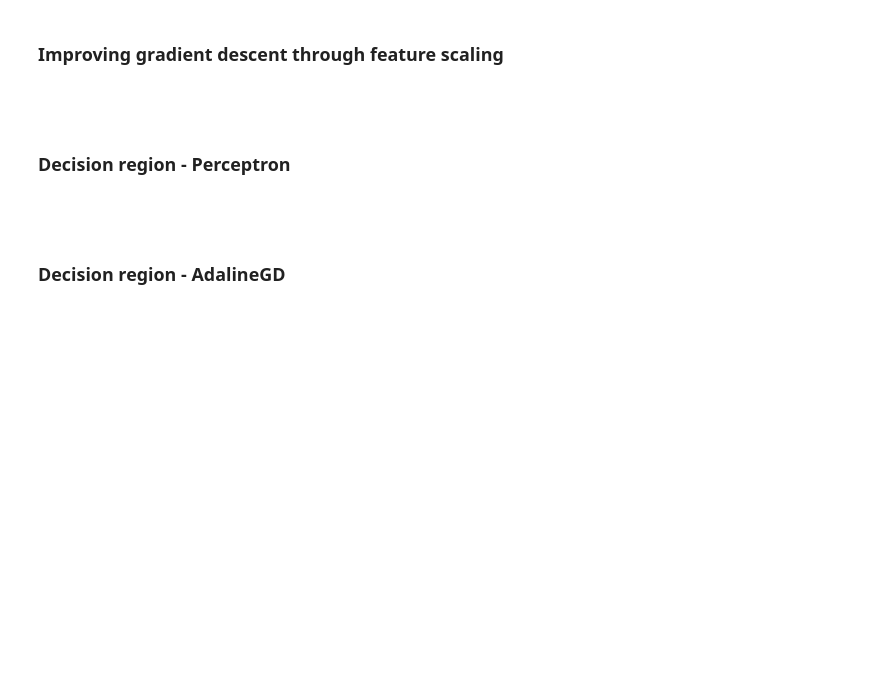
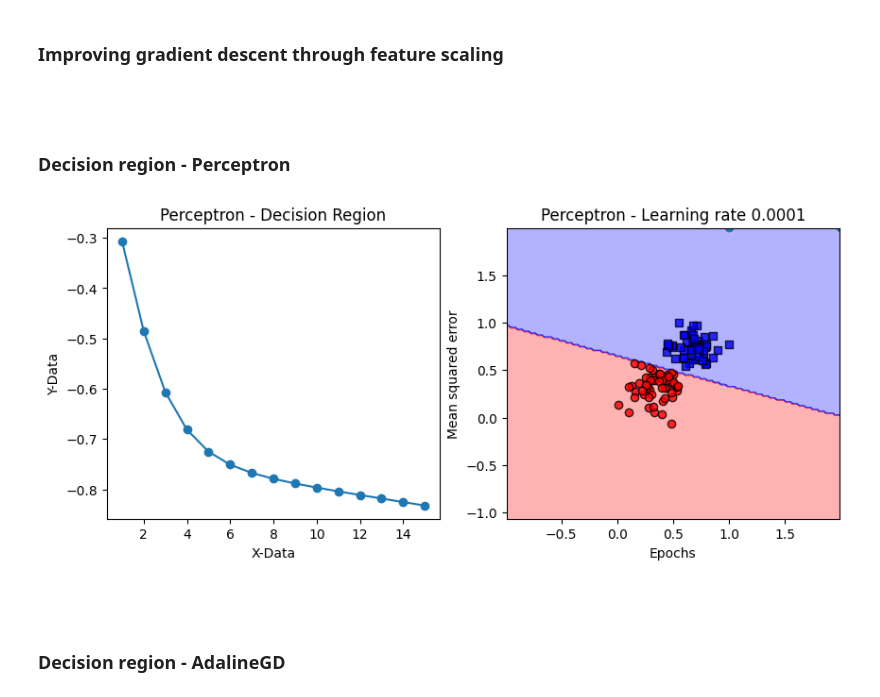
Before and after one commit to 2533Aryan/Machine_Learning, a Jupyter notebook: Assignments/Assignment_03/Adaline_Assignment_Aryan_Raval.ipynb, the cells around one changed output. Saved outputs shown, nothing was run; the diff lists cells and outputs as text; code cells hidden in the pictures; blank space fills up the shorter version.

```diff
--- a/Assignments/Assignment_03/Adaline_Assignment_Aryan_Raval.ipynb
+++ b/Assignments/Assignment_03/Adaline_Assignment_Aryan_Raval.ipynb
@@ -316,3 +340,38 @@ plt.show()
+# %%
+fig, pmg = plt.subplots(nrows=1, ncols=2, figsize=(10, 4))
+
+
+pdr = plot_decision_regions(X, y, classifier=ppn)
+
+pmg[0].plot(range(1, len(ada1.losses_) + 1), np.log10(ada1.losses_), marker='o')
+pmg[0].set_xlabel('X-Data')
+pmg[0].set_ylabel('Y-Data')
+pmg[0].set_title('Perceptron - Decision Region')
+
+# plot_decision_regions(X, y, classifier=ppn)
+# plt.xlabel('X-Data')
+# plt.ylabel('Y-Data')
+# plt.legend(loc='upper left')
+
+# plt.tight_layout()
+
+# plt.show()
+
+# pdr2 = AdalineGD(n_iter=15, eta=0.0001).fit(X, y)
+
+pmg[1].plot(range(1, len(ppn.errors_) + 1), ppn.errors_, marker='o')
+pmg[1].set_xlabel('Epochs')
+pmg[1].set_ylabel('Mean squared error')
+pmg[1].set_title('Perceptron - Learning rate 0.0001')
+
+# plt.plot(range(1, len(ppn.errors_) + 1), ppn.errors_, marker='o')
+# plt.xlabel('Epochs')
+# plt.ylabel('Mean squared error')
+
+# plt.tight_layout()
+plt.show()
+# %% [output]
+[figure, added]
 # %% [markdown]
 <br>
 # %% [markdown]
```
Also changed, not shown: parts of 6 cells of this notebook.
